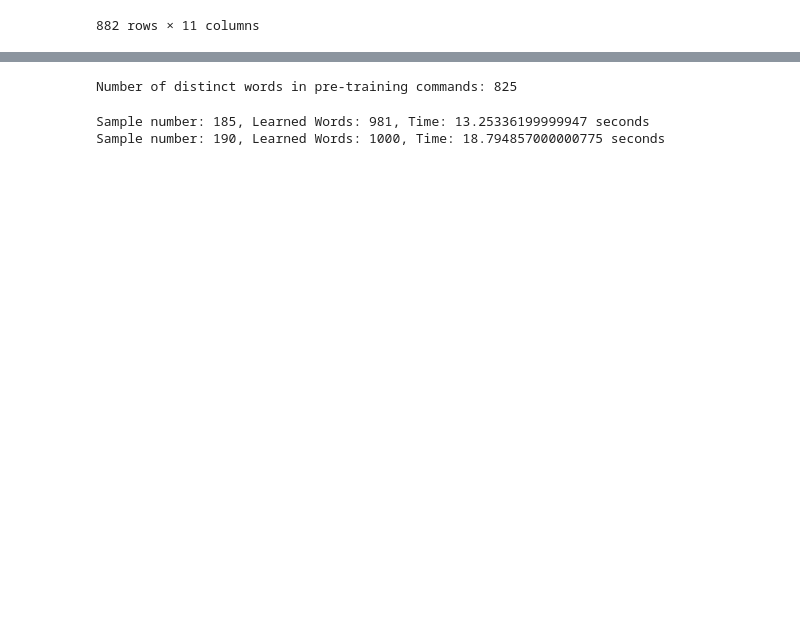
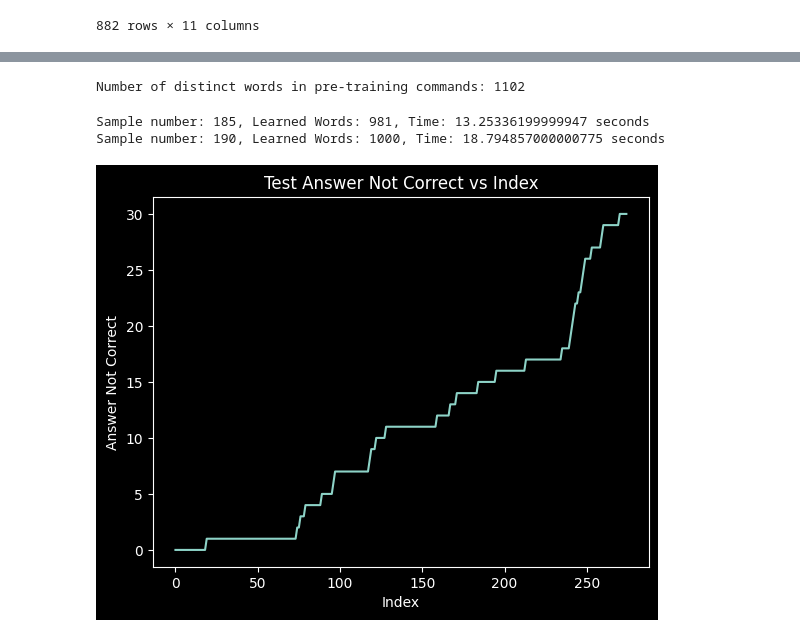
Before and after one commit to cjwalmsley/Training-and-evaluating-cognitive-language-models, a Jupyter notebook: debug_notebook.ipynb, the cells around one changed output, grey strips where cells are left out. Cells and saved outputs as stored; diff of their text form; code cells hidden in the pictures; blank space fills up the shorter version.

```diff
--- a/debug_notebook.ipynb
+++ b/debug_notebook.ipynb
@@ -129,5 +136,5 @@ plot_test_answer_correct(df_25)
 # %%
-df_31 = pd.read_csv(
-    '/Users/chris/Library/CloudStorage/GoogleDrive-cjameswalmsley@gmail.com/My Drive/Shared with Julia/Education/Kent University/PhD/work/annabell/experiments/31/pre_training/results/test_detailed_results_tsv',
+df_32 = pd.read_csv(
+    '/Users/chris/Library/CloudStorage/GoogleDrive-cjameswalmsley@gmail.com/My Drive/Shared with Julia/Education/Kent University/PhD/work/annabell/experiments/32/pre_training/results/test_detailed_results_tsv',
     sep='\t')
 # %%
@@ -162,10 +169,10 @@ def count_distinct_words_in_pre_training_commands(the_dataset, up_to_index):
     return len(distinct_words)
 
 
-num_distinct_words = count_distinct_words_in_pre_training_commands(df_31, up_to_index=189)
+num_distinct_words = count_distinct_words_in_pre_training_commands(df_32, up_to_index=268)
 print(f"Number of distinct words in pre-training commands: {num_distinct_words}")
 # %% [output]
-Number of distinct words in pre-training commands: 825
+Number of distinct words in pre-training commands: 1102
 # %%
 pre_1000_entry = interpreter.entries[184]
 print(
@@ -185,19 +192,21 @@ Sample number: 190, Learned Words: 1000, Time: 18.794857000000775 seconds
 # %%
 #plot a graph showing sum of "test_answer_correct" == flase vs index
 import matplotlib.pyplot as plt
 import pandas as pd
 
 
 def plot_test_answer_correct(the_df):
     plt.plot(the_df.index, the_df["test_answer_correct"].apply(lambda x: 0 if x else 1).cumsum())
     plt.xlabel("Index")
     plt.ylabel("Answer Not Correct")
     plt.title("Test Answer Not Correct vs Index")
     plt.show()
 
 
 df_25 = pd.read_csv(
     '/Users/chris/Library/CloudStorage/GoogleDrive-cjameswalmsley@gmail.com/My Drive/Shared with Julia/Education/Kent University/PhD/work/annabell/experiments/30/pre_training/results/test_detailed_results_tsv',
     sep='\t')
-plot_test_answer_correct(df_25)
+plot_test_answer_correct(df_32)
+# %% [output]
+[figure, added]
 # %%
```
Also changed, not shown: parts of 11 cells of this notebook, 30 other files.
